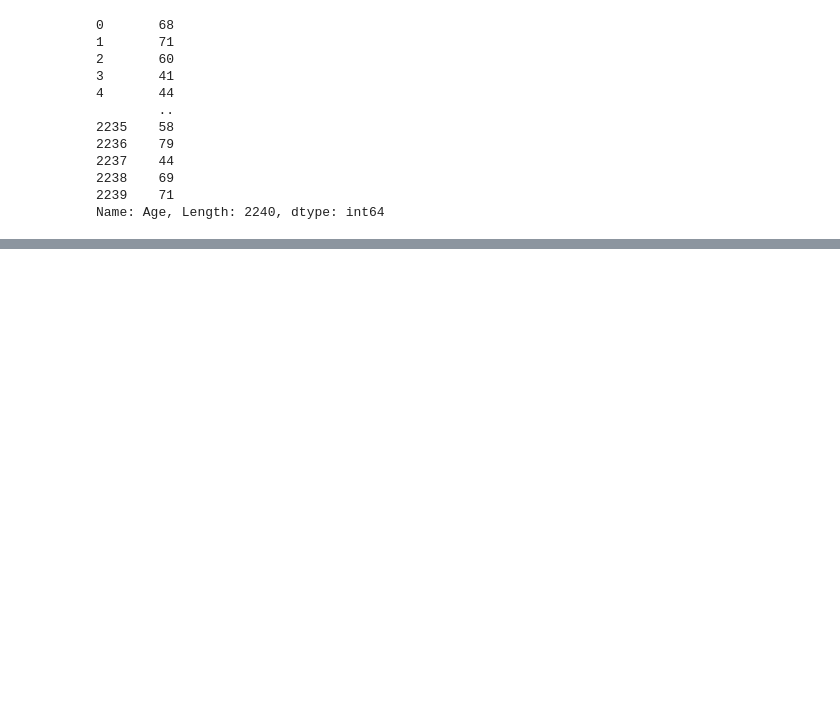
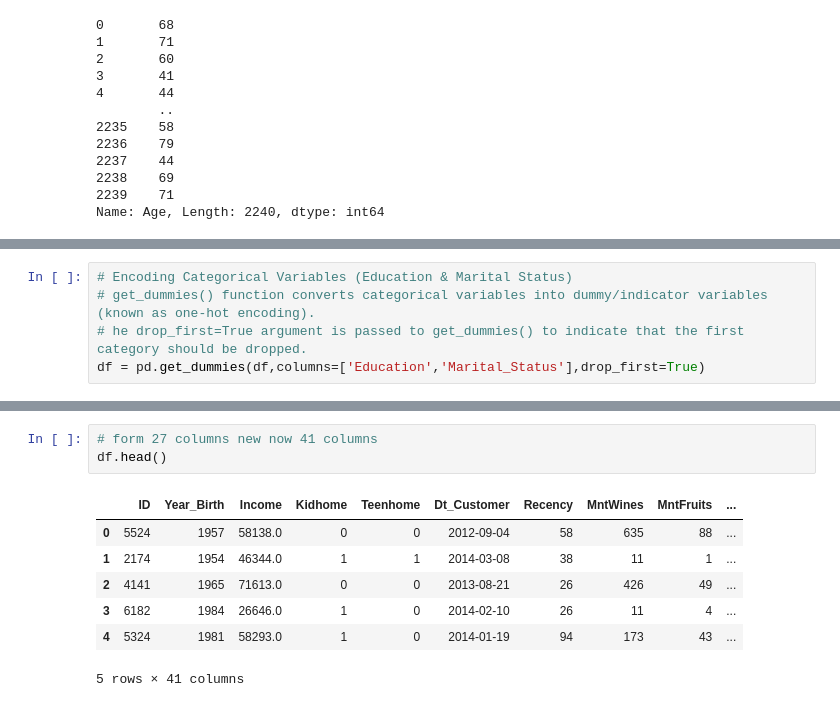
Before and after one commit to subenakhatun/Professional-Certificate-in-Python-for-Machine-Learning-and-Data-Science, a Jupyter notebook: MachineLearning/clustering/a-data-driven-approach-to-clustering.ipynb, the cells around one changed output, grey strips where cells are left out. Drawn from its saved outputs; the diff is of its cells as text; blank space fills up the shorter version.

```diff
--- a/MachineLearning/clustering/a-data-driven-approach-to-clustering.ipynb
+++ b/MachineLearning/clustering/a-data-driven-approach-to-clustering.ipynb
@@ -269,0 +268,5 @@ Name: Age, Length: 2240, dtype: int64
+# %%
+# Encoding Categorical Variables (Education & Marital Status)
+# get_dummies() function converts categorical variables into dummy/indicator variables (known as one-hot encoding).
+# he drop_first=True argument is passed to get_dummies() to indicate that the first category should be dropped.
+df = pd.get_dummies(df,columns=['Education','Marital_Status'],drop_first=True)
@@ -269,0 +291,11 @@ Name: Age, Length: 2240, dtype: int64
+# %%
+# form 27 columns new now 41 columns
+df.head()
+# %% [output]
+|  | ID | Year_Birth | Income | Kidhome | Teenhome | Dt_Customer | Recency | MntWines | MntFruits | ... |
+| 0 | 5524 | 1957 | 58138.0 | 0 | 0 | 2012-09-04 | 58 | 635 | 88 | ... |
+| 1 | 2174 | 1954 | 46344.0 | 1 | 1 | 2014-03-08 | 38 | 11 | 1 | ... |
+| 2 | 4141 | 1965 | 71613.0 | 0 | 0 | 2013-08-21 | 26 | 426 | 49 | ... |
+| 3 | 6182 | 1984 | 26646.0 | 1 | 0 | 2014-02-10 | 26 | 11 | 4 | ... |
+| 4 | 5324 | 1981 | 58293.0 | 1 | 0 | 2014-01-19 | 94 | 173 | 43 | ... |
+5 rows × 41 columns
```
Also changed, not shown: parts of 3 cells of this notebook.
